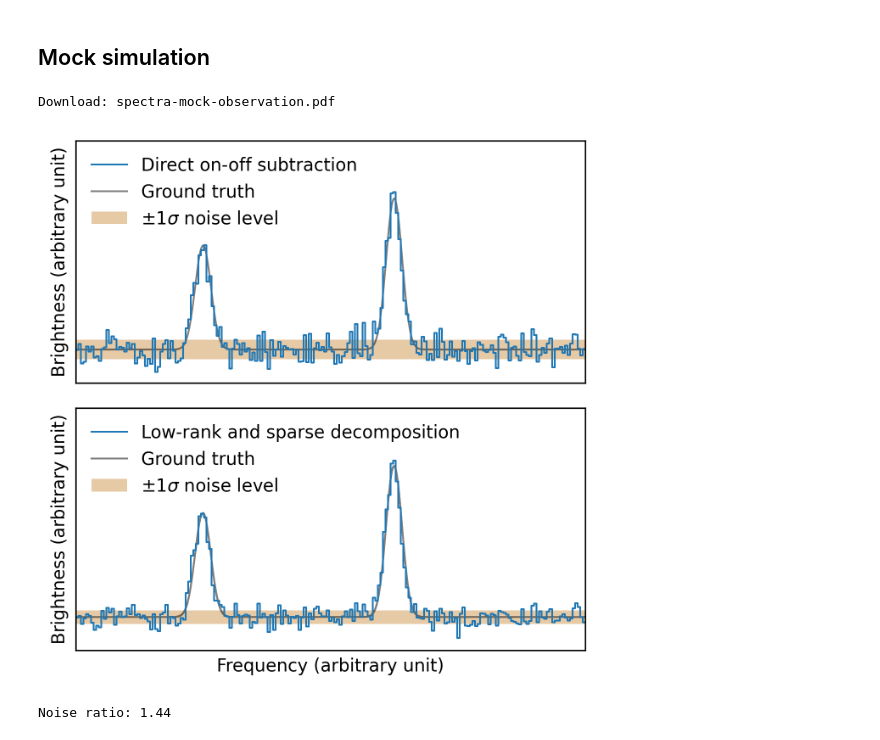
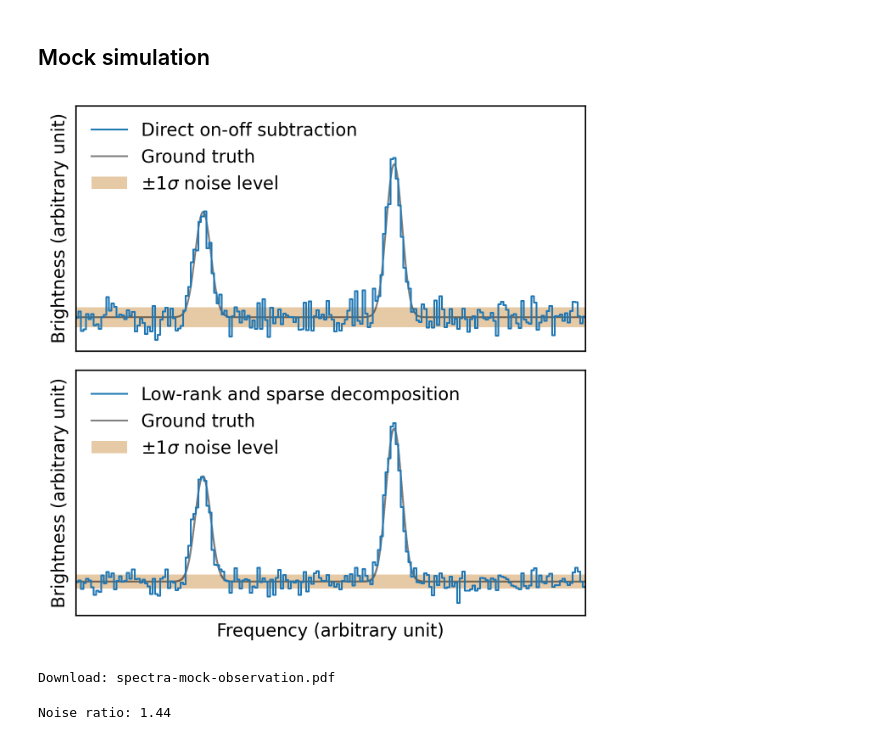
Before and after one commit to astropenguin/taniguchi-2021-analysis, a Jupyter notebook: notes/2020-04-27/figure-LS-decomposition-viridis.ipynb, the cells around one changed output. Cells and saved outputs as stored; diff of their text form; code cells hidden in the pictures.

```diff
--- a/notes/2020-04-27/figure-LS-decomposition-viridis.ipynb
+++ b/notes/2020-04-27/figure-LS-decomposition-viridis.ipynb
@@ -230,31 +230,31 @@ std_godec = spec_godec[is_baseline].std()
 # %%
 fig, axes = plt.subplots(2, 1, sharex=True, figsize=(4.5, 4.5), dpi=300)
 
 ax = axes[0]
 ax.step(f, spec_psw, lw=1, label="Direct on-off subtraction")
 ax.plot(f_fine, 1-np.exp(-spec_fine), lw=1, alpha=0.5, color="black", zorder=-1, label="Ground truth")
 ax.axhspan(-std_psw, std_psw, alpha=0.75, fc="burlywood", ec=None, zorder=-2, label="$\pm 1 \sigma$ noise level")
 ax.set_ylabel("Brightness (arbitrary unit)")
 
 ax = axes[1]
 ax.step(f, spec_godec, lw=1, label="Low-rank and sparse decomposition")
 ax.step(f_fine, 1-np.exp(-spec_fine), lw=1, alpha=0.5, color="black", zorder=-1, label="Ground truth")
 ax.axhspan(-std_godec, std_godec, alpha=0.75, fc="burlywood", ec=None, zorder=-2, label="$\pm 1 \sigma$ noise level")
 ax.set_xlabel("Frequency (arbitrary unit)")
 ax.set_ylabel("Brightness (arbitrary unit)")
 
 for ax in axes:
     ax.set_xlim(f.min(), f.max())
     ax.set_ylim(-0.04, 0.25)
     ax.set_xticks([])
     ax.set_yticks([])
     ax.legend(loc="upper left", frameon=False)
 
 fig.tight_layout()
-savefig_in_notebook(fig, "spectra-mock-observation.pdf")
+fig.savefig(in_notebook("spectra-mock-observation.pdf"))
 # %% [output]
+[figure, new version]
 Download: spectra-mock-observation.pdf
-[figure, old version]
 # %%
 print(f"Noise ratio: {std_psw / std_godec:.2f}")
 # %% [output]
```
Also changed, not shown: parts of 3 cells of this notebook, 6 other files.
